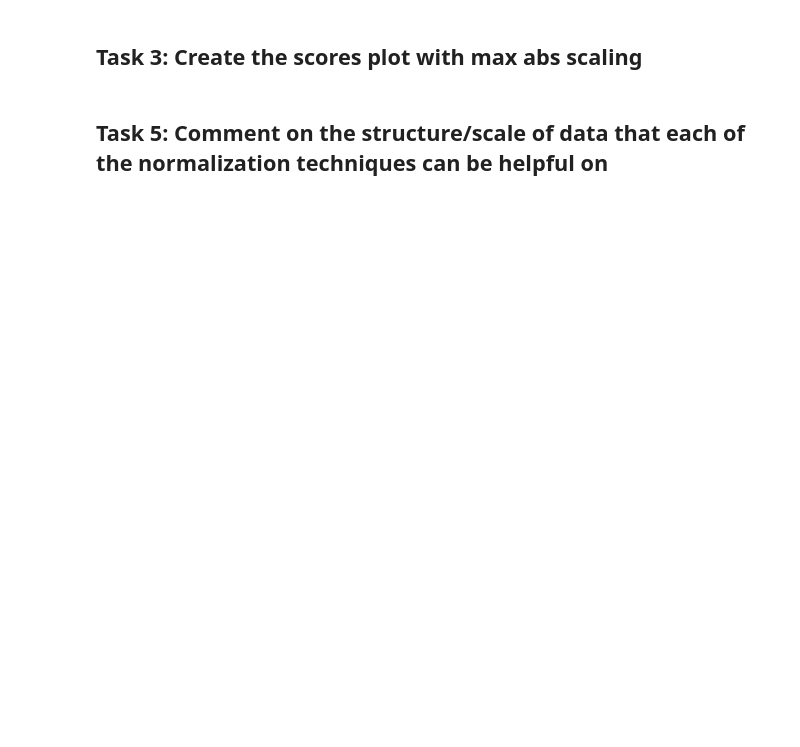
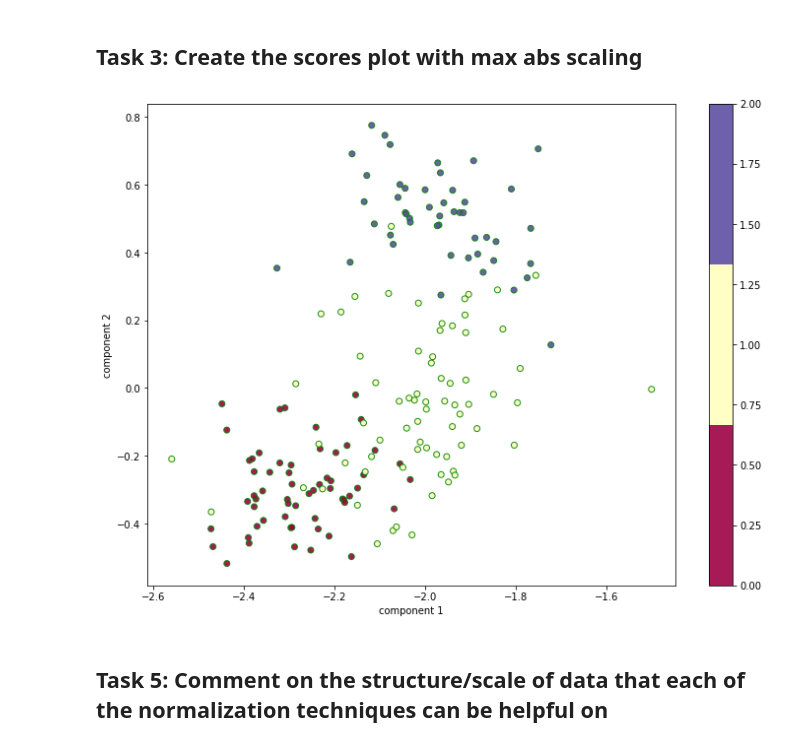
Before and after one commit to chrstrom/TTK4260, a Jupyter notebook: assignment_04_PCA_scaling.ipynb, the cells around one changed output. Cells and saved outputs as stored; diff of their text form; code cells hidden in the pictures; blank space fills up the shorter version.

```diff
--- a/assignment_04_PCA_scaling.ipynb
+++ b/assignment_04_PCA_scaling.ipynb
@@ -123,2 +105,13 @@ plot_scores(T)
+# %%
+X_maxabs_m = np.zeros_like(X)
+for col in range(X_maxabs_m.shape[1]):
+    X_col = X[:, col]
+    X_maxabs_m[:, col] = X_col / np.max(np.abs(X_col))
+
+T, _, _ = PCA(X_maxabs_m)
+
+plot_scores(T)
+# %% [output]
+[figure, added]
 # %% [markdown]
 ## Task 5: Comment on the structure/scale of data that each of the normalization techniques can be helpful on
```
Also changed, not shown: parts of 4 cells of this notebook.
